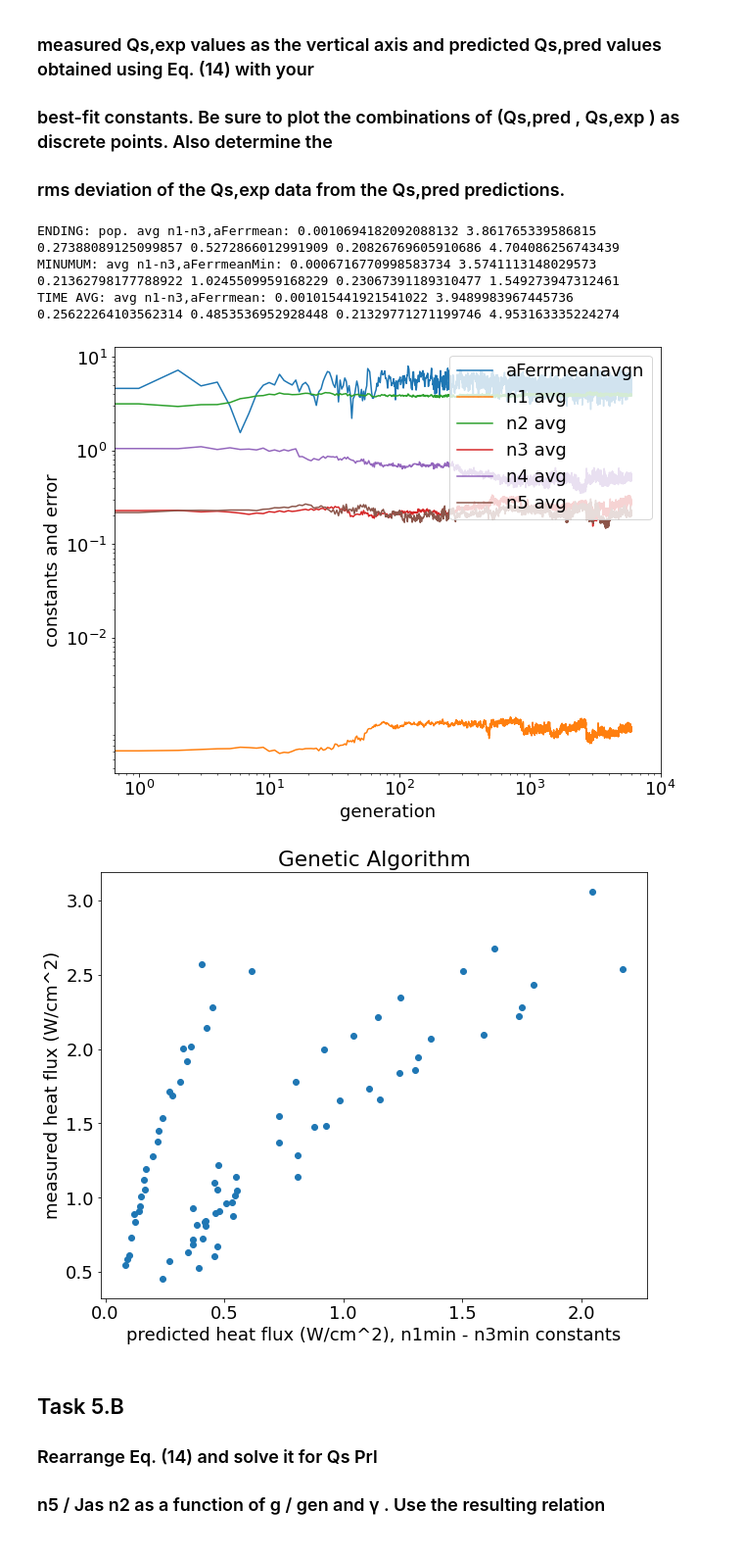
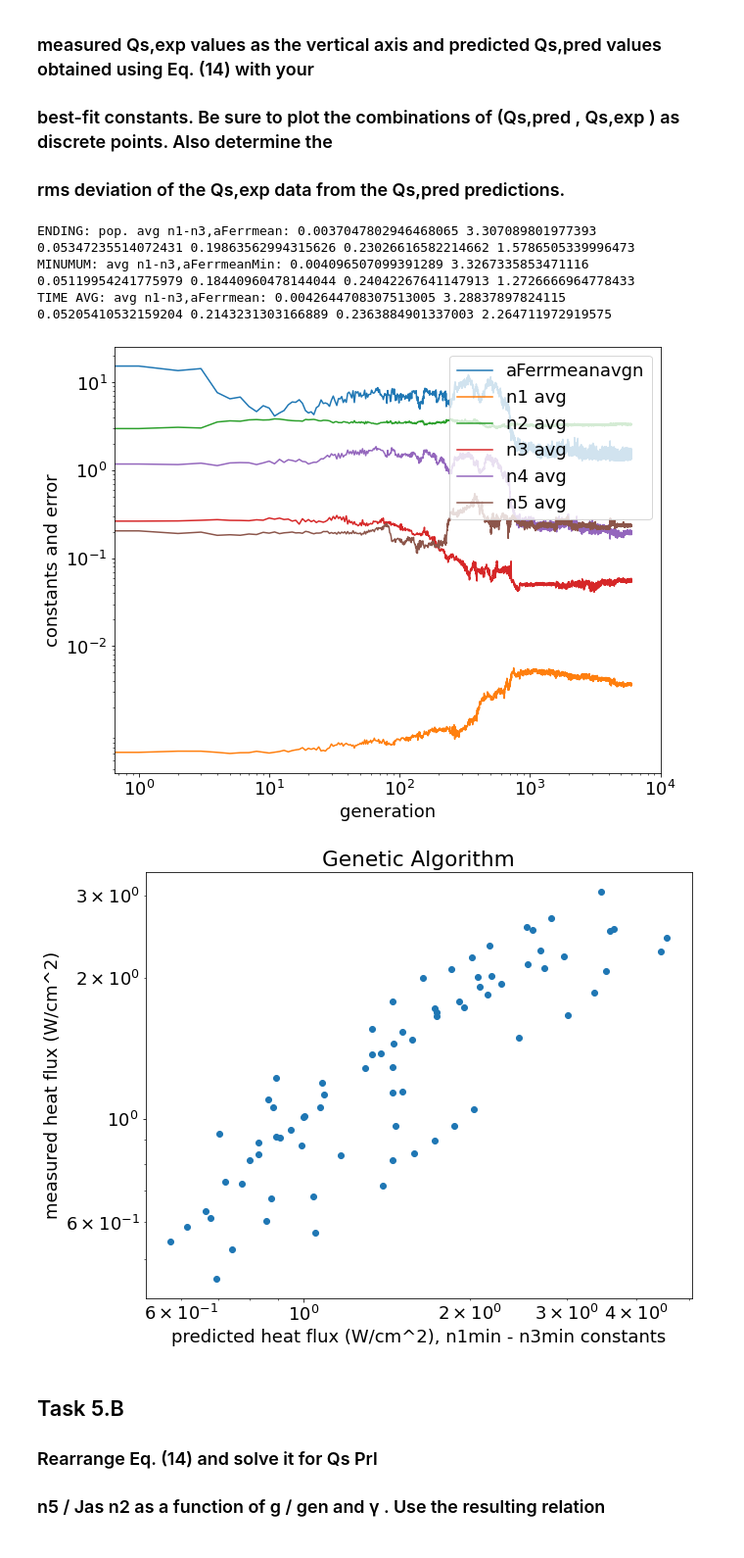
Before and after one commit to joshuaaduarte/Gravitational-Boiling-Machine-Learning, a Jupyter notebook: projectOne.ipynb, the cells around one changed output. Shown: that part at 98% size. Drawn from its saved outputs; the diff is of its cells as text; code cells hidden in the pictures.

```diff
--- a/projectOne.ipynb
+++ b/projectOne.ipynb
@@ -3153,8 +3153,8 @@ plt.show()
 #nValues = [.000463, 2.9903, 0.2731, 1.1391, 0.2051]
 nValues = [.000463, 2.9903, 0.2731, 1.1391, 0.2051]
 
-gamma = np.linspace( 0,2,6000)
-gplot = np.linspace(1,20,6000)
+gamma = np.linspace( 0,2,60)
+gplot = np.linspace(1,20,60)
 function = np.zeros((len(gamma),len(gplot)))
 for i in range(len(gamma)):
     for j in range(len(gplot)):
@@ -3935,7 +3597,6 @@ n2i = 4.0
 n3i = 0.063
 n4i = 1.215
 n5i = 0.145
-'''
 
 n0i = -1.0
 n1i = 0.000476
@@ -3943,6 +3604,23 @@ n2i = 3.028
 n3i = 0.2249
 n4i = 1.054
 n5i = 0.217
+
+n0i = -1.0
+n1i = 0.000463
+n2i = 2.9903
+n3i = 0.2731
+n4i = 1.1391
+n5i = 0.2051
+
+'''
+n0i = -1.0
+n1i = 0.000463
+n2i = 2.9903
+n3i = 0.2731
+n4i = 1.1391
+n5i = 0.2051
+
+
 
 #- initialize arrays before start of evolution loop EL
 #then - create array of DNA strands n[i] and ntemp[i] with dimesnion NS = 5
@@ -4124,9 +3802,10 @@ for k in range(NGEN):
     #=============================================
     '''Edit for Task 3'''
     for i in range(ND):
-        Ferravgn[i] = -1.*lydata[i][0] + math.log(n1avg[k]) + n2avg[k]*lydata[i][1]
-        Ferravgn[i] = Ferravgn[i] + n3avg[k]*math.log(ydata[i][1]) + n4avg[k]*math.log(ydata[i][2] + n4avg[k]*ydata[i][3]) #edited
+        Ferravgn[i] = -1.*lydata[i][0] + math.log(n1avg[k]) + n1avg[k]*lydata[i][1]
+        Ferravgn[i] = Ferravgn[i] + n2avg[k]*math.log(ydata[i][1]) + n4avg[k]*math.log(ydata[i][2] + n3avg[k]*ydata[i][3]) #edited
         Ferravgn[i] = Ferravgn[i] - n5avg[k]*math.log(ydata[i][4]) #edited
+
 
 
 
@@ -4185,7 +3864,7 @@ for i in range(ND-1):
 #calculate predicted and data values to plot
 '''edit for Task 3'''
 for i in range(ND):
-    qpppred[i] = n1min*(ydata[i][1]**n2min) * ((ydata[i][2]+n3min*ydata[i][3])**n4min) * ((ydata[i][4])**(-n5min))
+    qpppred[i] = n1min*(ydata[i][1]**n2min) * ((ydata[i][2]+n3min*ydata[i][3])**n4min) * ((ydata[i][4])**(-1*n5min))
     qppdata[i] = ydata[i][0]
 
 #========
@@ -4198,39 +3877,39 @@ plt.rcParams.update({'font.size': 18})
 # computed using the mean n values
 plt.plot(gen, aFerrmeanavgn)
 plt.plot(gen, n1avg)
 plt.plot(gen, n2avg)
 plt.plot(gen, n3avg)
 # plt.legend(['aFerrmeanavgn', 'n1 avg', 'n2 avg', 'n3 avg'], loc='lower left')
 plt.plot(gen, n4avg)
 plt.plot(gen, n5avg)
 plt.legend(['aFerrmeanavgn', 'n1 avg', 'n2 avg', 'n3 avg', 'n4 avg', 'n5 avg'], loc='upper right')
 
 # naming the x axis
 plt.xlabel('generation')
 # naming the y axis
 plt.ylabel('constants and error')
 plt.loglog()
 plt.yticks([0.01,0.1,1.0,10])
 plt.xticks([1,10,100,1000,10000])
 plt.show()
 
 # data vs. predicted heat flux plot
 plt.scatter(qpppred, qppdata)
 plt.title('Genetic Algorithm')
 plt.xlabel('predicted heat flux (W/cm^2), n1min - n3min constants')
 plt.ylabel('measured heat flux (W/cm^2)')
-#plt.loglog()
+plt.loglog()
 #plt.xlim(xmax = 1000, xmin = 10)
 #plt.ylim(ymax = 1000, ymin = 10)
 plt.show()
 
 # end CodeP1.2F22
 # %% [output]
-ENDING: pop. avg n1-n3,aFerrmean: 0.0010694182092088132 3.861765339586815 0.27388089125099857 0.5272866012991909 0.20826769605910686 4.704086256743439
-MINUMUM: avg n1-n3,aFerrmeanMin: 0.0006716770998583734 3.5741113148029573 0.21362798177788922 1.0245509959168229 0.23067391189310477 1.549273947312461
-TIME AVG: avg n1-n3,aFerrmean: 0.001015441921541022 3.9489983967445736 0.25622264103562314 0.4853536952928448 0.21329771271199746 4.953163335224274
+ENDING: pop. avg n1-n3,aFerrmean: 0.0037047802946468065 3.307089801977393 0.05347235514072431 0.19863562994315626 0.23026616582214662 1.5786505339996473
+MINUMUM: avg n1-n3,aFerrmeanMin: 0.004096507099391289 3.3267335853471116 0.05119954241775979 0.18440960478144044 0.24042267641147913 1.2726666964778433
+TIME AVG: avg n1-n3,aFerrmean: 0.0042644708307513005 3.28837897824115 0.05205410532159204 0.2143231303166889 0.2363884901337003 2.264711972919575
-[figure, old version]
+[figure, new version]
-[figure, old version]
+[figure, new version]
 # %% [markdown]
 ## Task 5.B
 ### Rearrange Eq. (14) and solve it for Qs Prl
```
Also changed, not shown: parts of 7 cells of this notebook.
